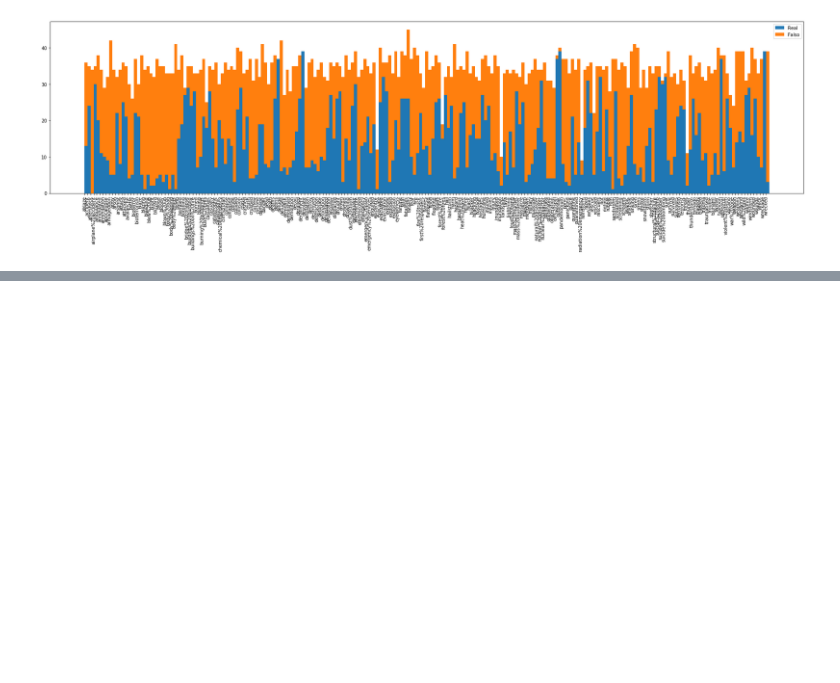
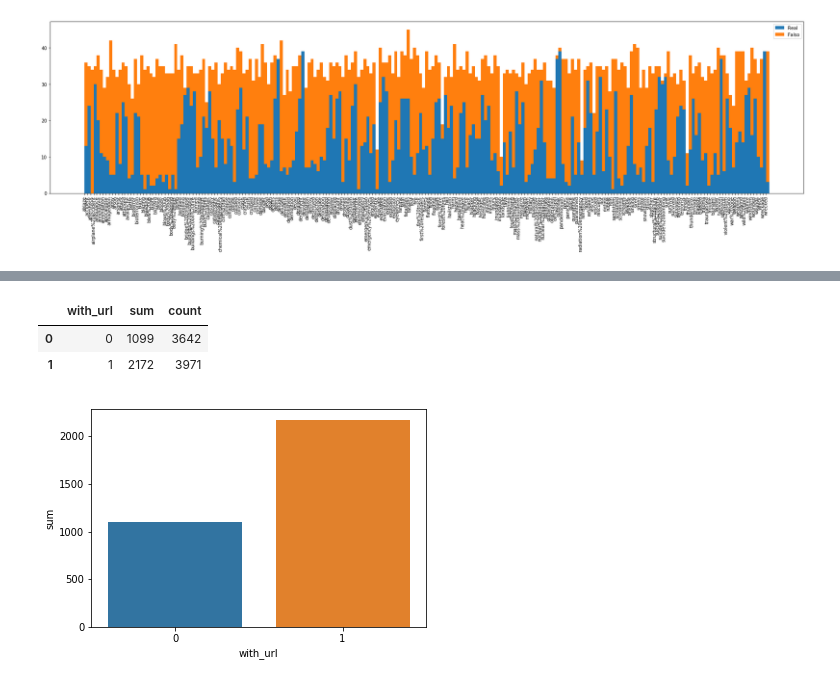
Before and after one commit to AgustinLeguizamon/datos_tp_1, a Jupyter notebook: TP1Martín.ipynb, the cells around one changed output, grey strips where cells are left out. Drawn from its saved outputs; the diff is of its cells as text; code cells hidden in the pictures; blank space fills up the shorter version.

```diff
--- a/TP1Martín.ipynb
+++ b/TP1Martín.ipynb
@@ -234,0 +339,11 @@ df.
+# %%
+url_count = df.groupby(['with_url'])['target'].agg({'sum','count'}).reset_index()
+url_count.head()
+# %% [output]
+|  | with_url | sum | count |
+| 0 | 0 | 1099 | 3642 |
+| 1 | 1 | 2172 | 3971 |
+# %%
+ax= sns.barplot(x="with_url", y="sum", data=url_count)
+# %% [output]
+[figure, added]
```
Also changed, not shown: parts of 20 cells of this notebook.
